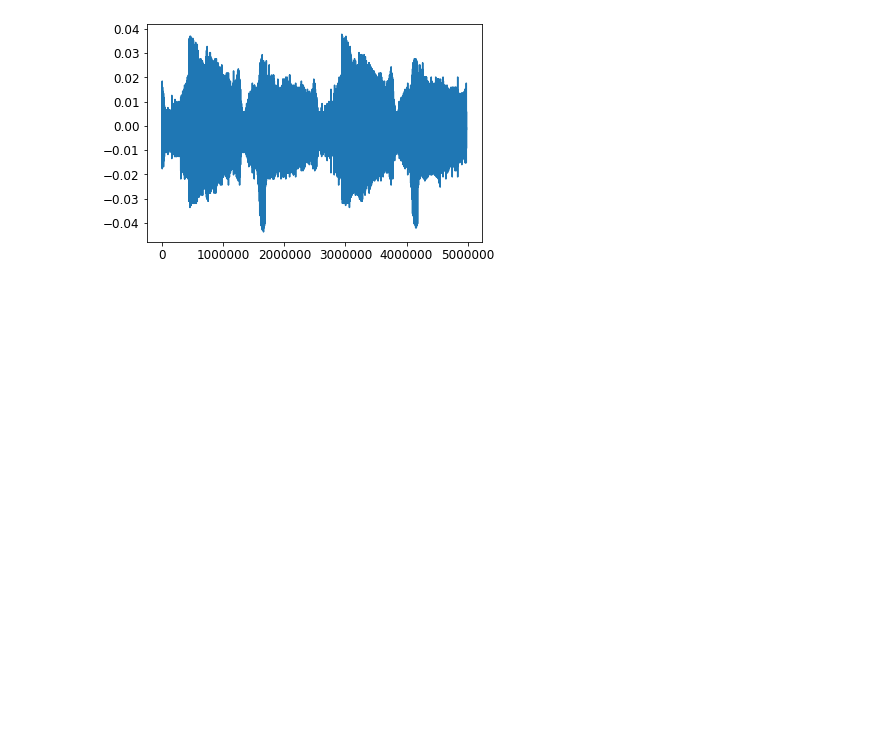
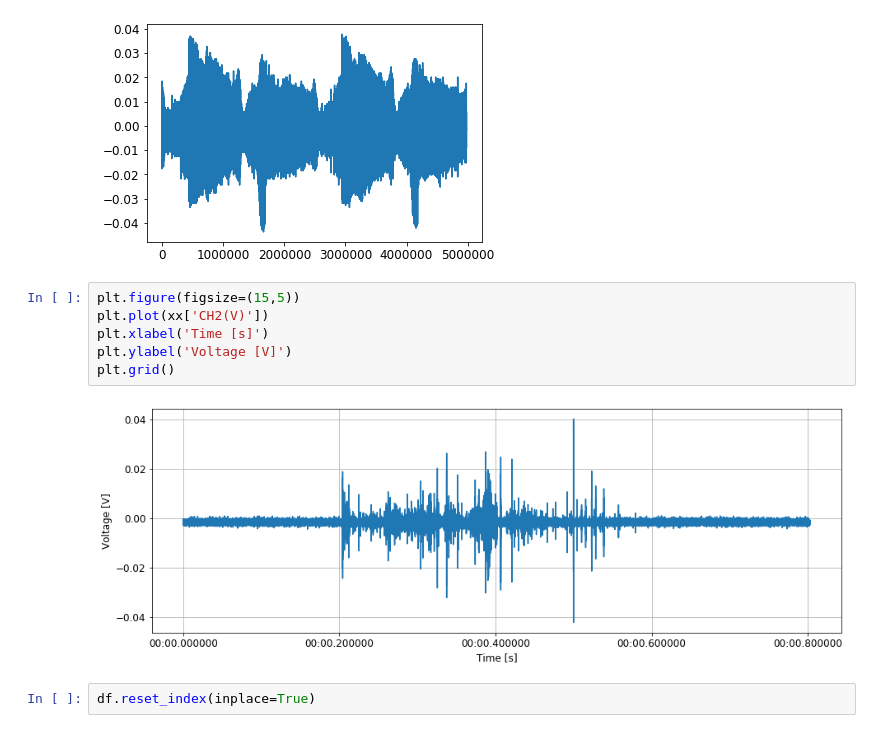
Before and after one commit to ODZ-UJF-AV-CR/auto1, a Jupyter notebook: notebooks/oscilloscope.ipynb, the cells around one changed output. Cells and saved outputs as stored; diff of their text form; blank space fills up the shorter version.

```diff
--- a/notebooks/oscilloscope.ipynb
+++ b/notebooks/oscilloscope.ipynb
@@ -329,3 +402,13 @@ df.loc[:2*period,'CH2(V)'].plot()
 # %% [output]
 <matplotlib.axes._subplots.AxesSubplot at 0x...>
 [figure]
+# %%
+plt.figure(figsize=(15,5))
+plt.plot(xx['CH2(V)'])
+plt.xlabel('Time [s]')
+plt.ylabel('Voltage [V]')
+plt.grid()
+# %% [output]
+[figure, added]
+# %%
+df.reset_index(inplace=True)
```
Also changed, not shown: parts of 9 cells of this notebook, 1 other file.
